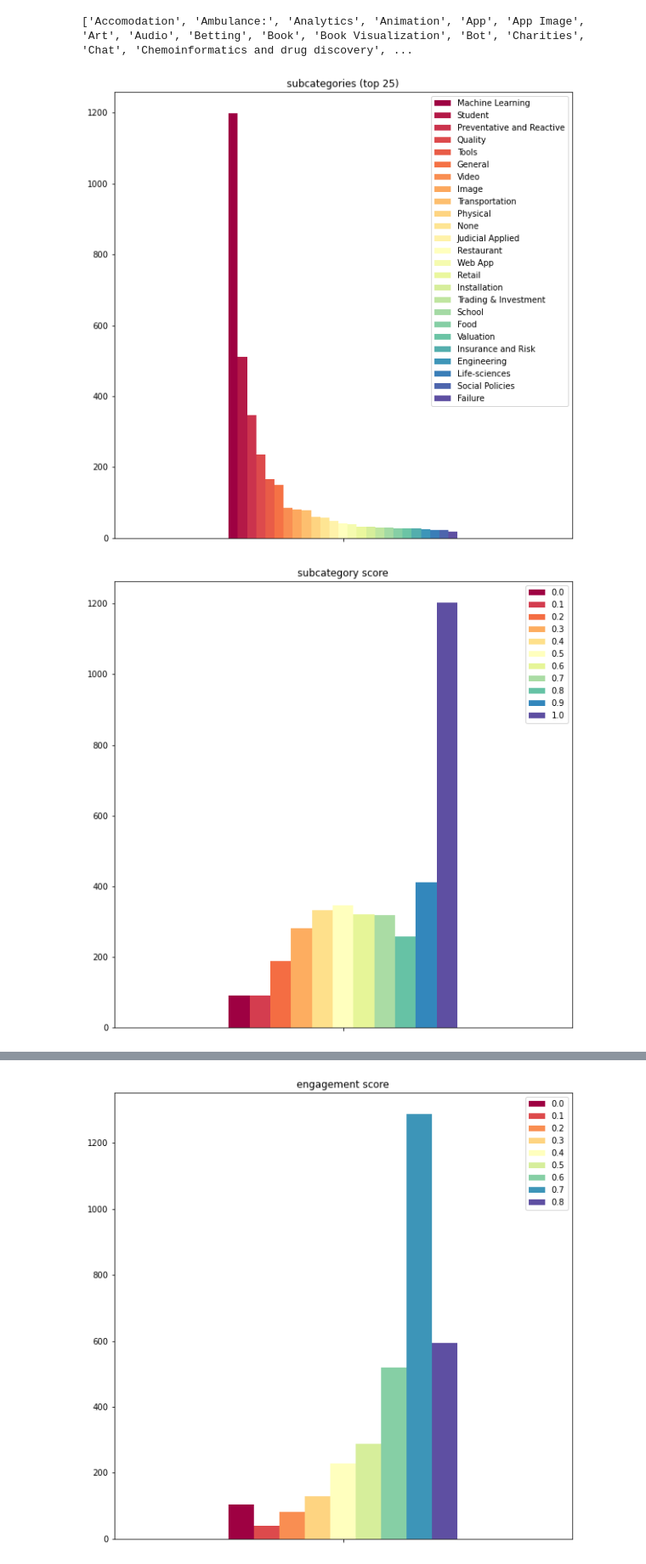
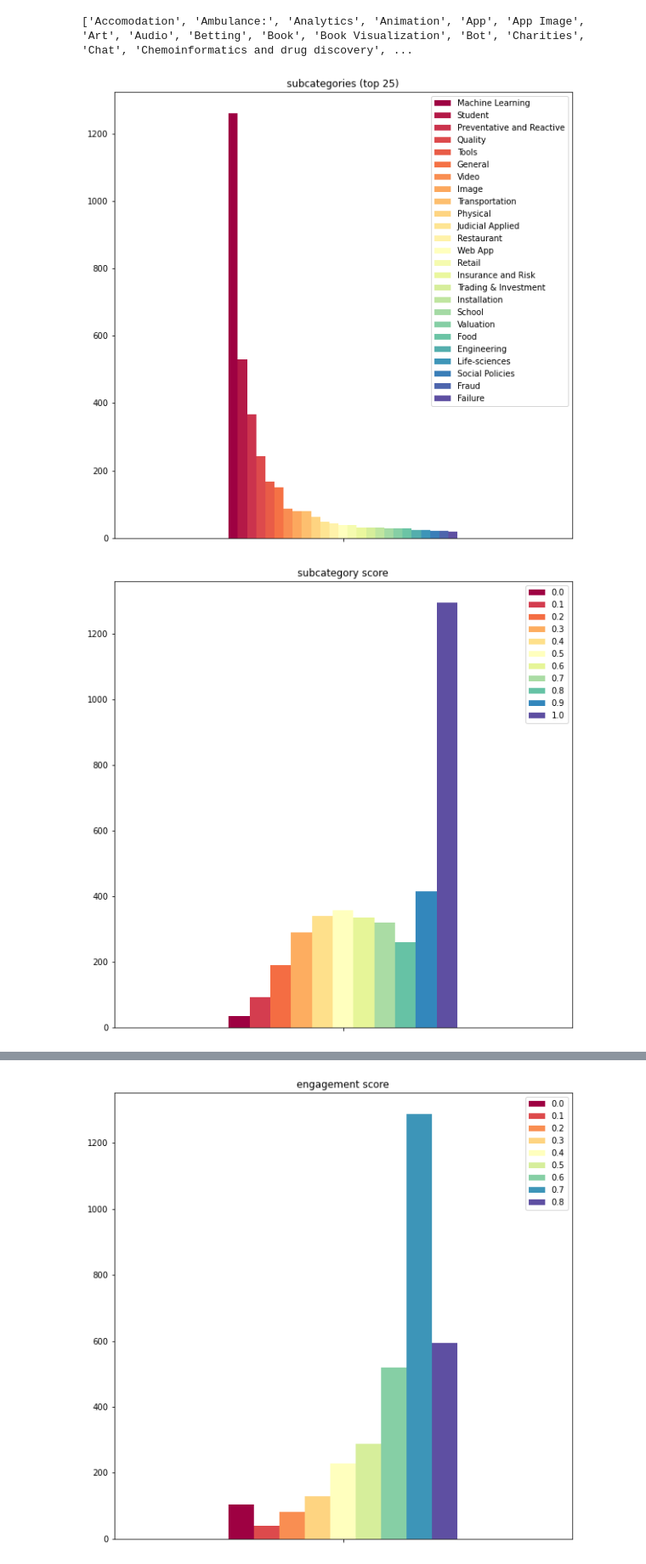
Before and after one commit to pepe-io/usecase2mlalg, a Jupyter notebook: scripts/91_visualize_collected_data.ipynb, the cells around one changed output, grey strips where cells are left out. Shown at 85% size. Saved outputs shown, nothing was run; the diff lists cells and outputs as text; code cells hidden in the pictures.

```diff
--- a/scripts/91_visualize_collected_data.ipynb
+++ b/scripts/91_visualize_collected_data.ipynb
@@ -202,18 +210,26 @@ chart_feature('category_score_round', stacked=False, sort_index=True, label='cat
 # %%
+def str_to_list(s):
+    if isinstance(s, str):
+        s = s.replace("'", "").replace(' ,', ',').replace(
+            '[', '').replace(']', '').split(',')
+        s = [i.strip() for i in s if i]
+        s = ', '.join(s)
+    return s
+
 df['subcategory_list'] = [' '.join(x) if isinstance(x, list) else x for x in df['subcategory']]
-df['subcategory_list'] = ['None' if x == '' else x for x in df['subcategory_list']]
+df['subcategory_list'] = ['None' if x == '' else str_to_list(x) for x in df['subcategory_list']]
 truncate = 25
 chart_feature('subcategory_list', stacked=False, sort_index=False, truncate=truncate, truncate_start=0, label='subcategories (top '+str(truncate)+')')
 
 add_guide('subcategory', df['subcategory_list'], drop=['None'], sort=True, show=True)
 # %% [output]
 ['Accomodation', 'Ambulance:', 'Analytics', 'Animation', 'App', 'App Image', 'Art', 'Audio', 'Betting', 'Book', 'Book Visualization', 'Bot', 'Charities', 'Chat', 'Chemoinformatics and drug discovery', ...
-[figure, old version]
+[figure, new version]
 # %%
 df['subcategory_score_round'] = [round(x,1) for x in df['subcategory_score']]
 chart_feature('subcategory_score_round', stacked=False, sort_index=True, label='subcategory score')
 # %% [output]
-[figure, old version]
+[figure, new version]
 # %%
 df['title_flat'] = [False if x == '' else True for x in df['title']]
 chart_feature('title_flat', stacked=False, label='title') #, colormap='RdYlBu'
```
Also changed, not shown: parts of 28 cells of this notebook, 11 other files.
